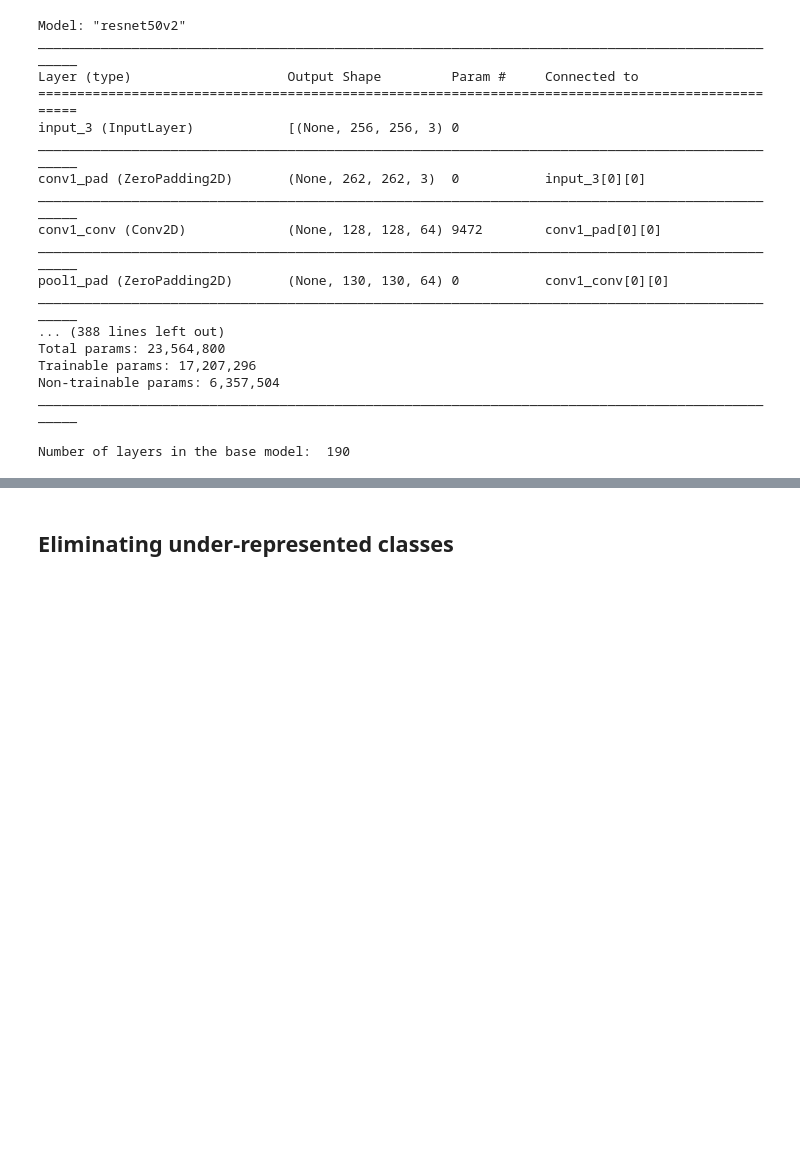
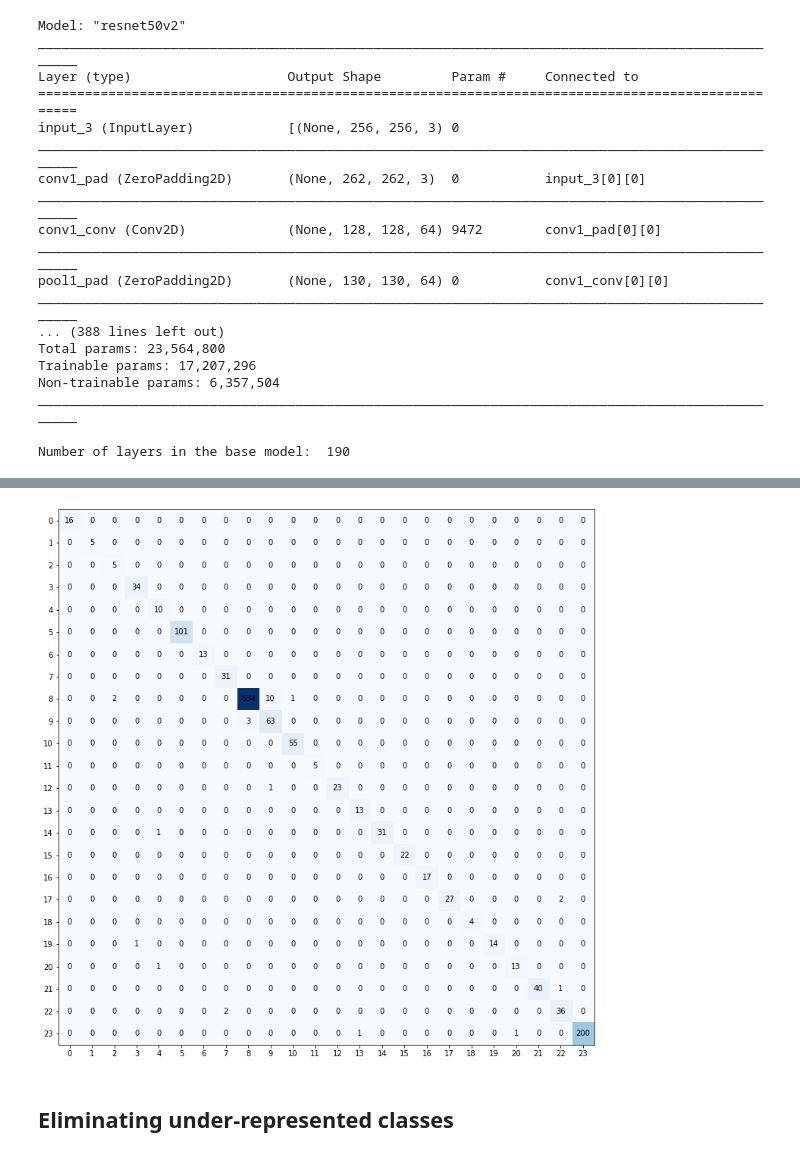
Before and after one commit to xinrui-wang1/MarsVision, a Jupyter notebook: Main_Jupyter.ipynb, the cells around one changed output, grey strips where cells are left out. Cells and saved outputs as stored; diff of their text form; code cells hidden in the pictures; blank space fills up the shorter version.

Commit message:
new labels

```diff
--- a/Main_Jupyter.ipynb
+++ b/Main_Jupyter.ipynb
@@ -454,11 +450,0 @@ cf_matrix = confusion_matrix(test_label, pred_class)
-# %%
-plt.figure(figsize=(13,13))
-plt.imshow(cf_matrix, cmap=plt.cm.Blues)
-
-for i in range(24):
-    for j in range(24):
-        c = cf_matrix[j,i]
-        plt.text(i, j, str(c), va='center', ha='center')
-
-ax = plt.xticks(range(24), np.sort(test_df[1].unique()))
-ax = plt.yticks(range(24), np.sort(test_df[1].unique()))
@@ -467,3 +456,28 @@ ax = plt.yticks(range(24), np.sort(test_df[1].unique()))
+# %%
+def get_confusion_matrix(model, ds):
+    all_predictions = np.array([])
+    all_labels = np.array([])
+    for x, y in ds:
+        predictions = model.predict(x)
+        predictions = np.argmax(predictions, axis = 1)
+        all_predictions = np.concatenate([all_predictions, predictions])
+        all_labels = np.concatenate([all_labels, y])
+    return tf.math.confusion_matrix(all_predictions, all_labels)
+# %%
+cf_matrix = get_confusion_matrix(model, test_ds)
+# %%
+plt.figure(figsize=(13,13))
+plt.imshow(cf_matrix.numpy(), cmap=plt.cm.Blues)
+
+for i in range(24):
+    for j in range(24):
+        c = cf_matrix.numpy()[j,i]
+        plt.text(i, j, str(c), va='center', ha='center')
+
+ax = plt.xticks(range(24), np.sort(test_df[1].unique()))
+ax = plt.yticks(range(24), np.sort(test_df[1].unique()))
+# %% [output]
+[figure, added]
 # %% [markdown]
 ## Eliminating under-represented classes
 # %% [markdown]
```
Also changed, not shown: parts of 29 cells of this notebook, 7 other files.
